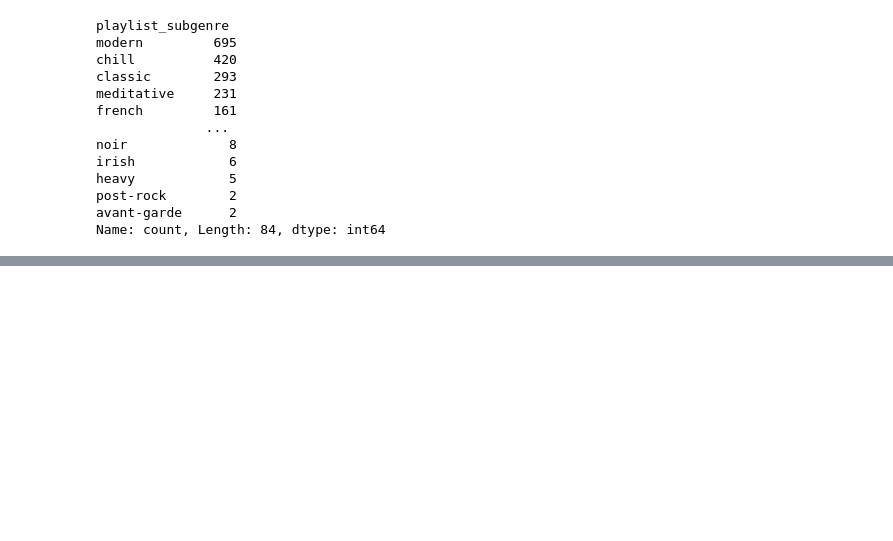
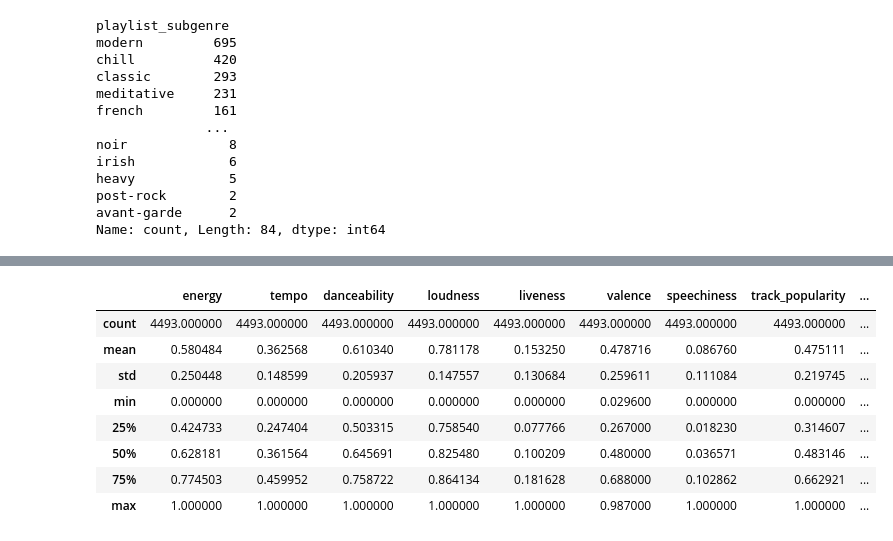
Before and after one commit to samiuell/MSE446-Group2, a Jupyter notebook: MSE446_Group2_CLEANDATA.ipynb, the cells around one changed output, grey strips where cells are left out. Cells and saved outputs as stored; diff of their text form; code cells hidden in the pictures; blank space fills up the shorter version.

```diff
--- a/MSE446_Group2_CLEANDATA.ipynb
+++ b/MSE446_Group2_CLEANDATA.ipynb
@@ -333,0 +346,12 @@ songs.head()
+# %%
+songs.describe()
+# %% [output]
+|  | energy | tempo | danceability | loudness | liveness | valence | speechiness | track_popularity | ... |
+| count | 4493.000000 | 4493.000000 | 4493.000000 | 4493.000000 | 4493.000000 | 4493.000000 | 4493.000000 | 4493.000000 | ... |
+| mean | 0.580484 | 0.362568 | 0.610340 | 0.781178 | 0.153250 | 0.478716 | 0.086760 | 0.475111 | ... |
+| std | 0.250448 | 0.148599 | 0.205937 | 0.147557 | 0.130684 | 0.259611 | 0.111084 | 0.219745 | ... |
+| min | 0.000000 | 0.000000 | 0.000000 | 0.000000 | 0.000000 | 0.029600 | 0.000000 | 0.000000 | ... |
+| 25% | 0.424733 | 0.247404 | 0.503315 | 0.758540 | 0.077766 | 0.267000 | 0.018230 | 0.314607 | ... |
+| 50% | 0.628181 | 0.361564 | 0.645691 | 0.825480 | 0.100209 | 0.480000 | 0.036571 | 0.483146 | ... |
+| 75% | 0.774503 | 0.459952 | 0.758722 | 0.864134 | 0.181628 | 0.688000 | 0.102862 | 0.662921 | ... |
+| max | 1.000000 | 1.000000 | 1.000000 | 1.000000 | 1.000000 | 0.987000 | 1.000000 | 1.000000 | ... |
```
Also changed, not shown: parts of 13 cells of this notebook.
